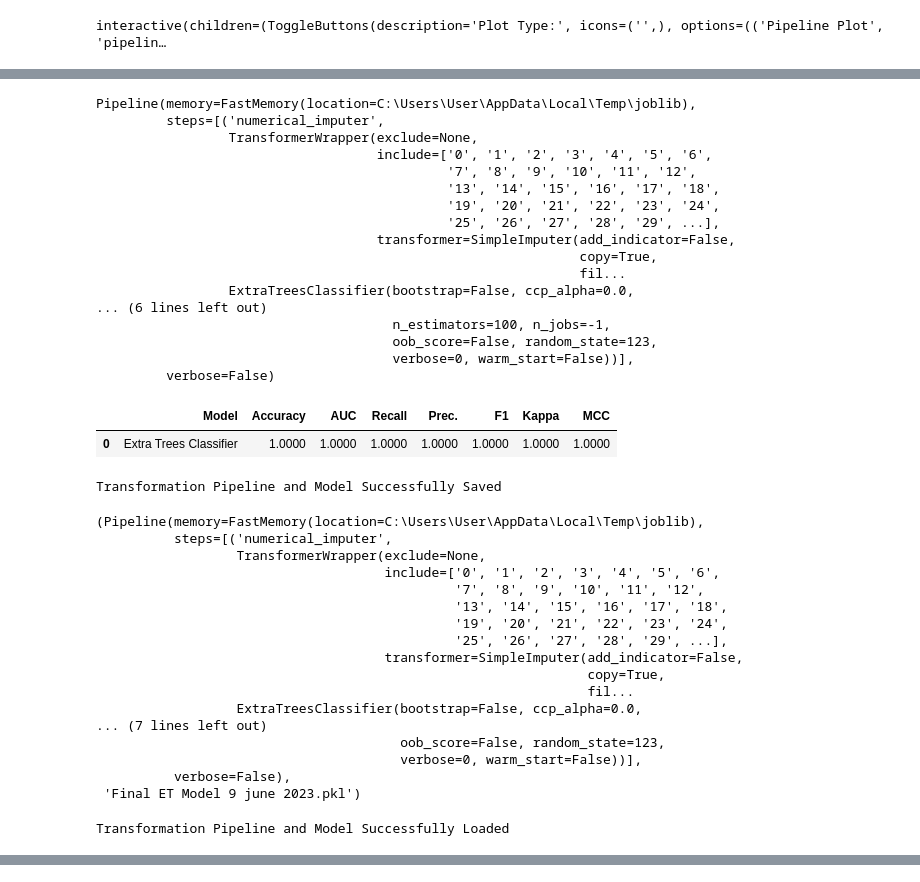
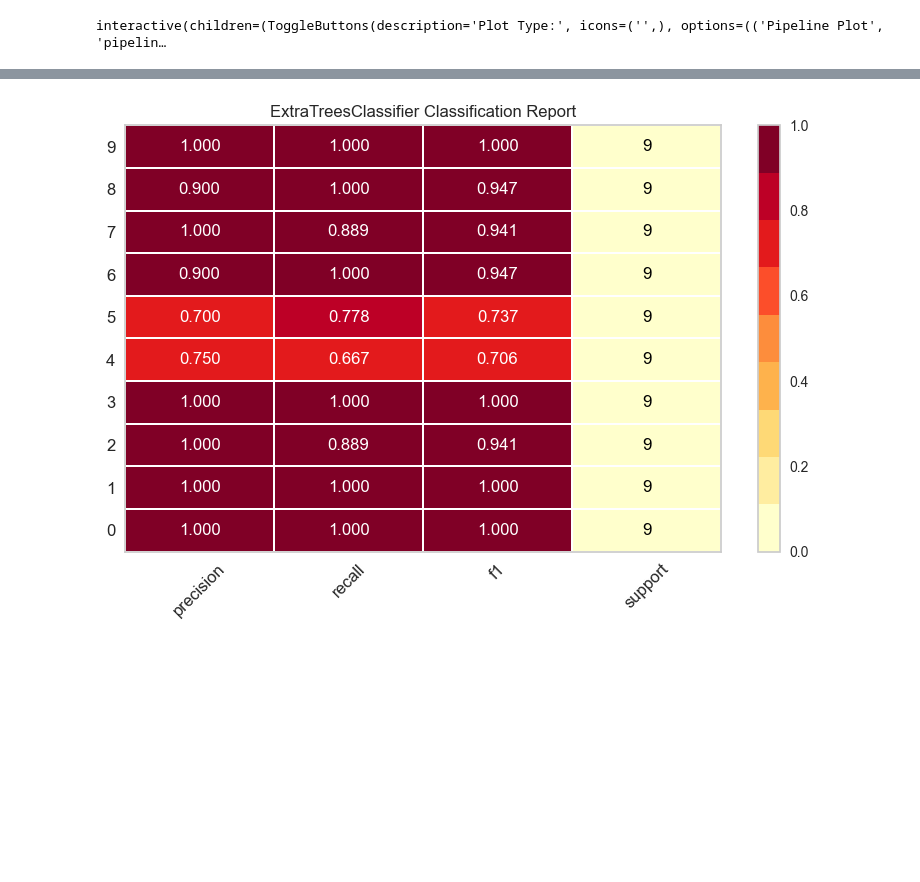
Before and after one commit to Akkito64/Classicfication_thainumber, a Jupyter notebook: Classification_with_pycaret.ipynb, the cells around one changed output, grey strips where cells are left out. Drawn from its saved outputs; the diff is of its cells as text; code cells hidden in the pictures; blank space fills up the shorter version.

```diff
--- a/Classification_with_pycaret.ipynb
+++ b/Classification_with_pycaret.ipynb
@@ -342,50 +352,3 @@ final_dt = finalize_model(tuned_dt)
-# %%
-print(final_dt)
-# %% [output]
-Pipeline(memory=FastMemory(location=C:\Users\User\AppData\Local\Temp\joblib),
-         steps=[('numerical_imputer',
-                 TransformerWrapper(exclude=None,
-                                    include=['0', '1', '2', '3', '4', '5', '6',
-                                             '7', '8', '9', '10', '11', '12',
-                                             '13', '14', '15', '16', '17', '18',
-                                             '19', '20', '21', '22', '23', '24',
-                                             '25', '26', '27', '28', '29', ...],
-                                    transformer=SimpleImputer(add_indicator=False,
-                                                              copy=True,
-                                                              fil...
-                 ExtraTreesClassifier(bootstrap=False, ccp_alpha=0.0,
-... (6 lines left out)
-                                      n_estimators=100, n_jobs=-1,
-                                      oob_score=False, random_state=123,
-                                      verbose=0, warm_start=False))],
-         verbose=False)
-# %%
-predict_model(final_dt);
-# %% [output]
-|  | Model | Accuracy | AUC | Recall | Prec. | F1 | Kappa | MCC |
-| 0 | Extra Trees Classifier | 1.0000 | 1.0000 | 1.0000 | 1.0000 | 1.0000 | 1.0000 | 1.0000 |
-# %%
-save_model(final_dt,'Final ET Model 9 june 2023')
-# %% [output]
-Transformation Pipeline and Model Successfully Saved
-(Pipeline(memory=FastMemory(location=C:\Users\User\AppData\Local\Temp\joblib),
-          steps=[('numerical_imputer',
-                  TransformerWrapper(exclude=None,
-                                     include=['0', '1', '2', '3', '4', '5', '6',
-                                              '7', '8', '9', '10', '11', '12',
-                                              '13', '14', '15', '16', '17', '18',
-                                              '19', '20', '21', '22', '23', '24',
-                                              '25', '26', '27', '28', '29', ...],
-                                     transformer=SimpleImputer(add_indicator=False,
-                                                               copy=True,
-                                                               fil...
-                  ExtraTreesClassifier(bootstrap=False, ccp_alpha=0.0,
-... (7 lines left out)
-                                       oob_score=False, random_state=123,
-                                       verbose=0, warm_start=False))],
-          verbose=False),
- 'Final ET Model 9 june 2023.pkl')
-# %%
-saved_final_rf = load_model('Final ET Model 9 june 2023' )
-# %% [output]
-Transformation Pipeline and Model Successfully Loaded
+# %%
+plot_model(tuned_dt, plot = 'class_report')
+# %% [output]
@@ -391,0 +356 @@ Transformation Pipeline and Model Successfully Loaded
+[figure, added]
```
Also changed, not shown: parts of 18 cells of this notebook, 3 other files.
